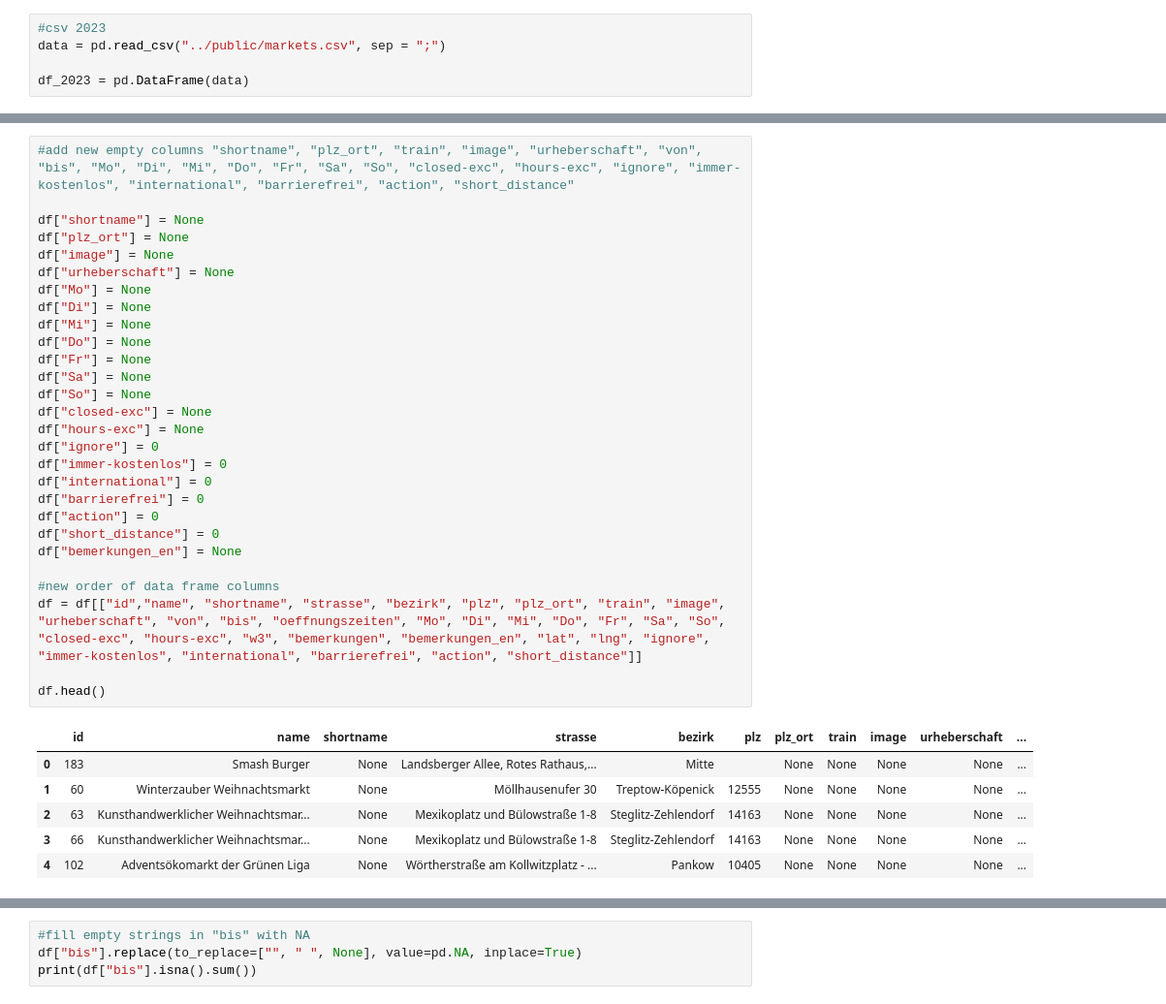
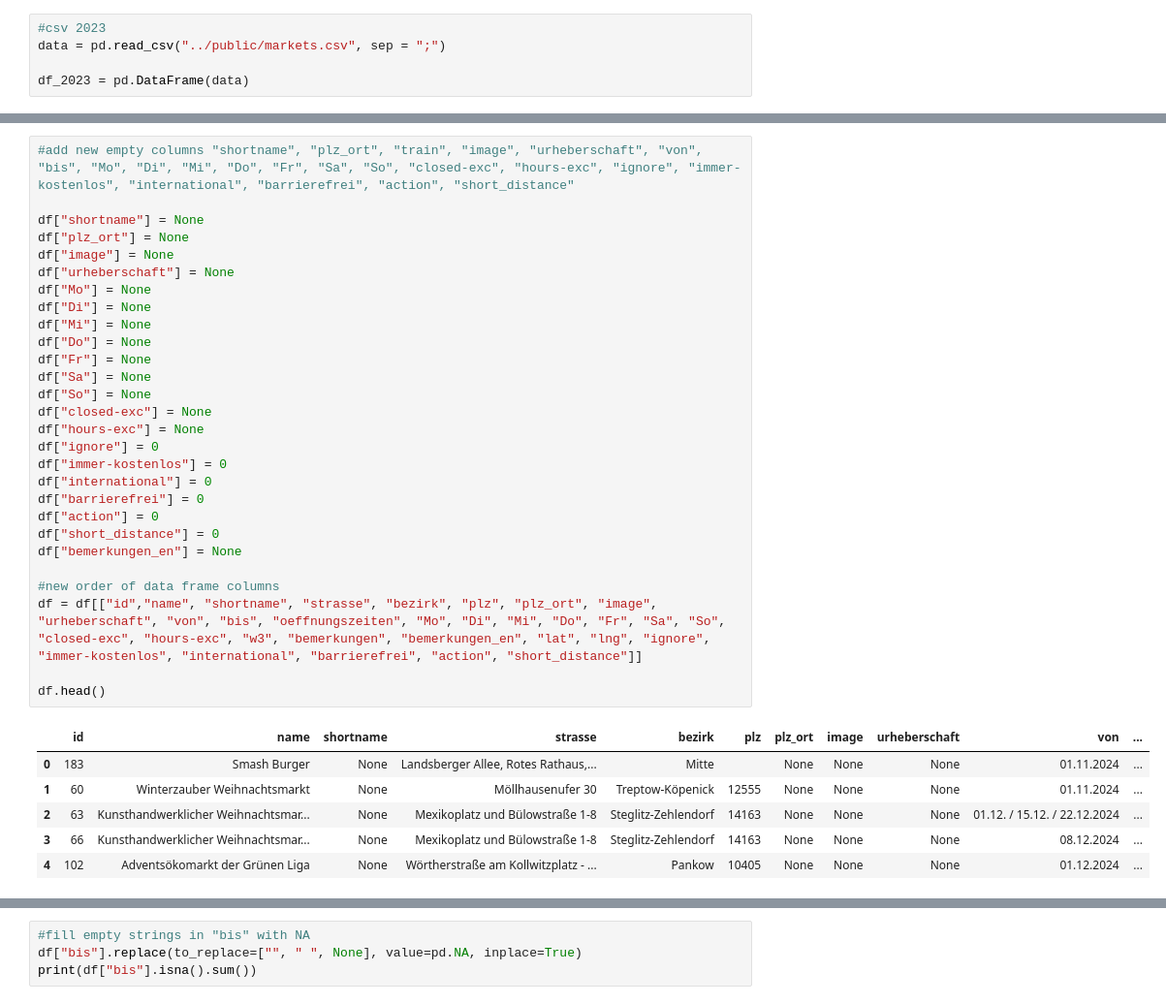
Before and after one commit to technologiestiftung/weihnachtsmarktkarte, a Jupyter notebook: data_processing/markets_2024.ipynb, the cells around one changed output, grey strips where cells are left out. Shown at 97% size. Cells and saved outputs as stored; diff of their text form.

```diff
--- a/data_processing/markets_2024.ipynb
+++ b/data_processing/markets_2024.ipynb
@@ -153,35 +116,35 @@ short_distance	string	filter short_distance	'0' or '1'
 # %%
 #add new empty columns "shortname", "plz_ort", "train", "image", "urheberschaft", "von", "bis", "Mo", "Di", "Mi", "Do", "Fr", "Sa", "So", "closed-exc", "hours-exc", "ignore", "immer-kostenlos", "international", "barrierefrei", "action", "short_distance"
 
 df["shortname"] = None
 df["plz_ort"] = None
 df["image"] = None
 df["urheberschaft"] = None
 df["Mo"] = None
 df["Di"] = None
 df["Mi"] = None
 df["Do"] = None
 df["Fr"] = None
 df["Sa"] = None
 df["So"] = None
 df["closed-exc"] = None
 df["hours-exc"] = None
 df["ignore"] = 0
 df["immer-kostenlos"] = 0
 df["international"] = 0
 df["barrierefrei"] = 0
 df["action"] = 0
 df["short_distance"] = 0
 df["bemerkungen_en"] = None
 
 #new order of data frame columns
-df = df[["id","name", "shortname", "strasse", "bezirk", "plz", "plz_ort", "train", "image", "urheberschaft", "von", "bis", "oeffnungszeiten", "Mo", "Di", "Mi", "Do", "Fr", "Sa", "So", "closed-exc", "hours-exc", "w3", "bemerkungen", "bemerkungen_en", "lat", "lng", "ignore", "immer-kostenlos", "international", "barrierefrei", "action", "short_distance"]]
+df = df[["id","name", "shortname", "strasse", "bezirk", "plz", "plz_ort", "image", "urheberschaft", "von", "bis", "oeffnungszeiten", "Mo", "Di", "Mi", "Do", "Fr", "Sa", "So", "closed-exc", "hours-exc", "w3", "bemerkungen", "bemerkungen_en", "lat", "lng", "ignore", "immer-kostenlos", "international", "barrierefrei", "action", "short_distance"]]
 
 df.head()
 # %% [output]
-|  | id | name | shortname | strasse | bezirk | plz | plz_ort | train | image | urheberschaft | ... |
-| 0 | 183 | Smash Burger | None | Landsberger Allee, Rotes Rathaus,... | Mitte |  | None | None | None | None | ... |
-| 1 | 60 | Winterzauber Weihnachtsmarkt | None | Möllhausenufer 30 | Treptow-Köpenick | 12555 | None | None | None | None | ... |
-| 2 | 63 | Kunsthandwerklicher Weihnachtsmar... | None | Mexikoplatz und Bülowstraße 1-8 | Steglitz-Zehlendorf | 14163 | None | None | None | None | ... |
-| 3 | 66 | Kunsthandwerklicher Weihnachtsmar... | None | Mexikoplatz und Bülowstraße 1-8 | Steglitz-Zehlendorf | 14163 | None | None | None | None | ... |
-| 4 | 102 | Adventsökomarkt der Grünen Liga | None | Wörtherstraße am Kollwitzplatz - ... | Pankow | 10405 | None | None | None | None | ... |
+|  | id | name | shortname | strasse | bezirk | plz | plz_ort | image | urheberschaft | von | ... |
+| 0 | 183 | Smash Burger | None | Landsberger Allee, Rotes Rathaus,... | Mitte |  | None | None | None | 01.11.2024 | ... |
+| 1 | 60 | Winterzauber Weihnachtsmarkt | None | Möllhausenufer 30 | Treptow-Köpenick | 12555 | None | None | None | 01.11.2024 | ... |
+| 2 | 63 | Kunsthandwerklicher Weihnachtsmar... | None | Mexikoplatz und Bülowstraße 1-8 | Steglitz-Zehlendorf | 14163 | None | None | None | 01.12. / 15.12. / 22.12.2024 | ... |
+| 3 | 66 | Kunsthandwerklicher Weihnachtsmar... | None | Mexikoplatz und Bülowstraße 1-8 | Steglitz-Zehlendorf | 14163 | None | None | None | 08.12.2024 | ... |
+| 4 | 102 | Adventsökomarkt der Grünen Liga | None | Wörtherstraße am Kollwitzplatz - ... | Pankow | 10405 | None | None | None | 01.12.2024 | ... |
```
Also changed, not shown: parts of 38 cells of this notebook, 6 other files.
